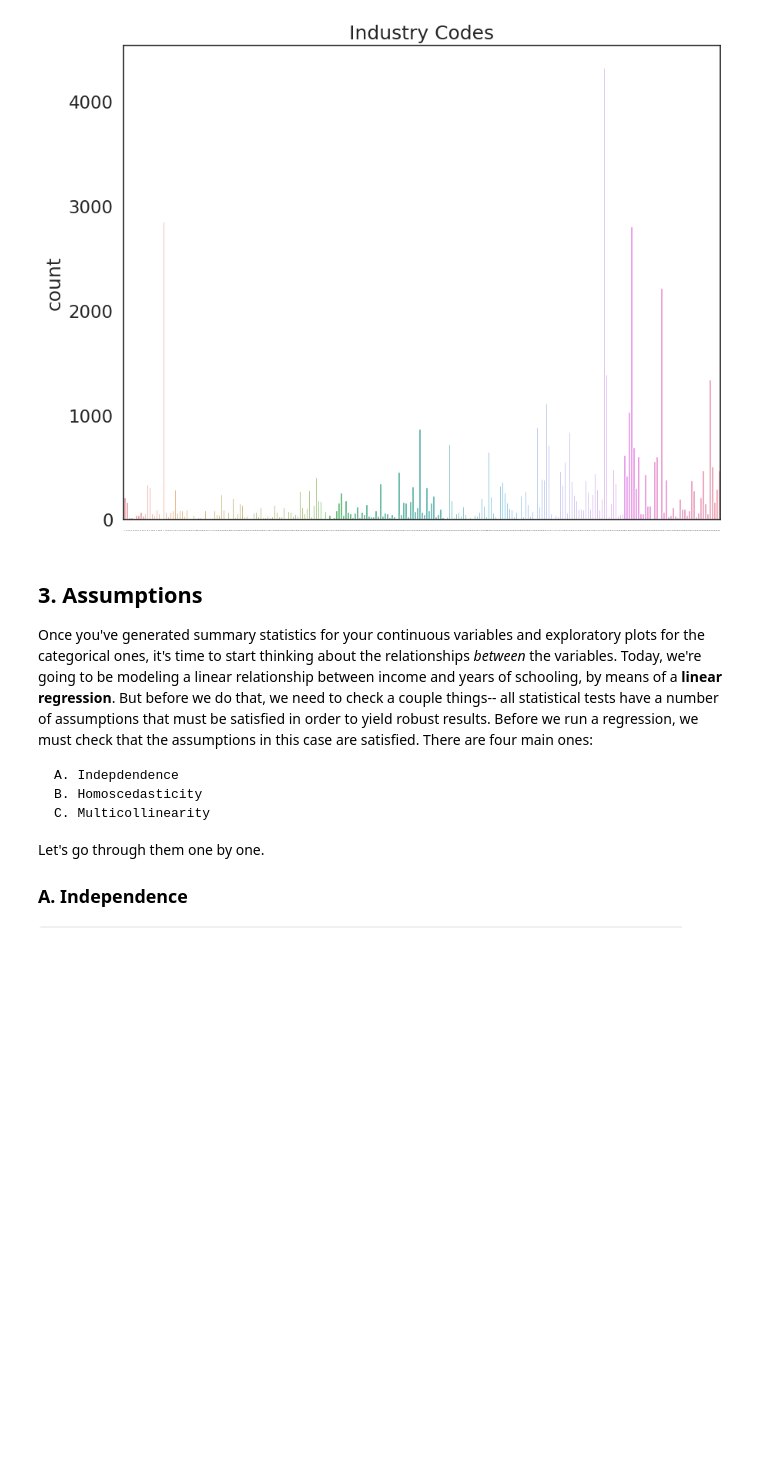
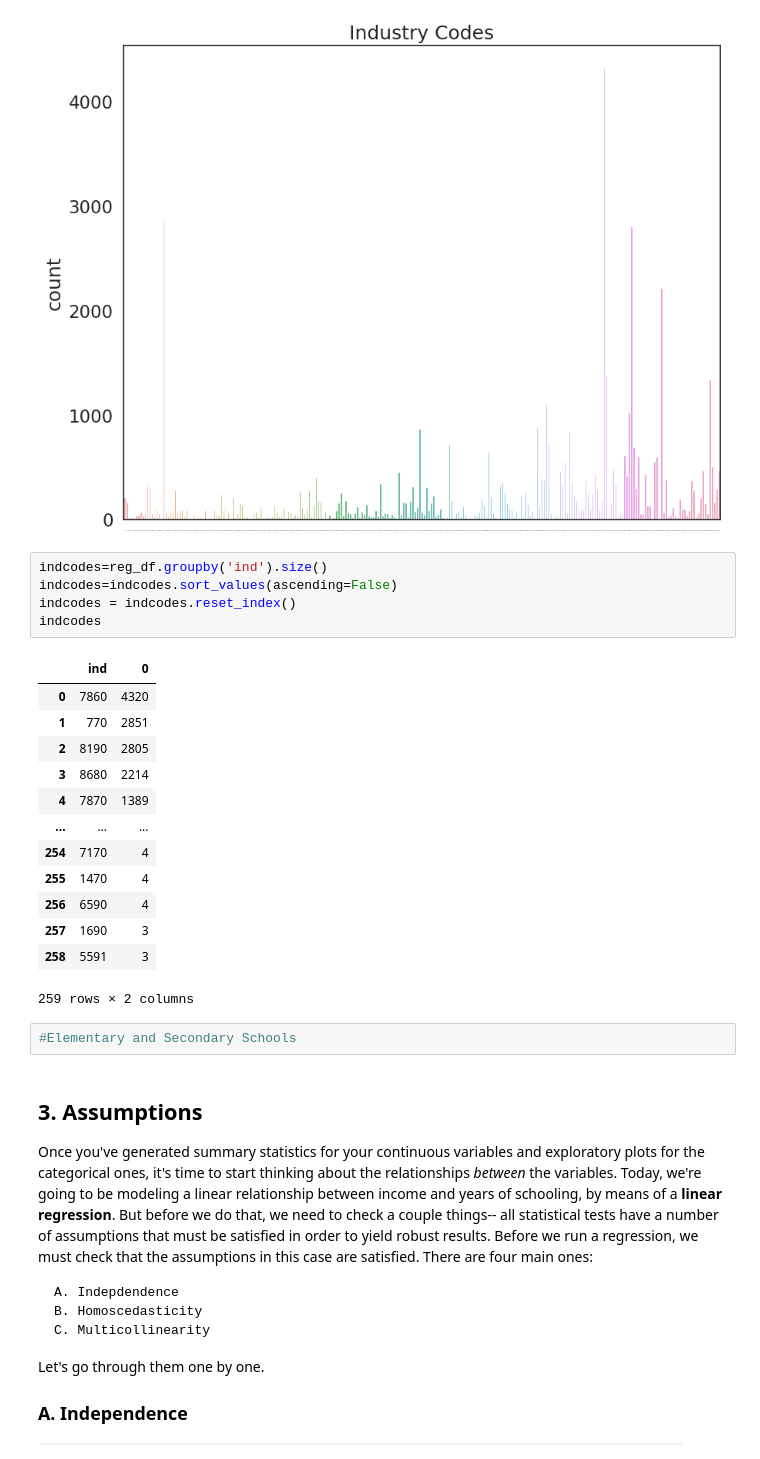
Before and after one commit to jaoshang/QM2, a Jupyter notebook: notebooks/W08. Linear Regression.ipynb, the cells around one changed output. Cells and saved outputs as stored; diff of their text form; blank space fills up the shorter version.

```diff
--- a/notebooks/W08. Linear Regression.ipynb
+++ b/notebooks/W08. Linear Regression.ipynb
@@ -204,6 +204,27 @@ plt.xticks (size=1)
 plt.show()
 # %% [output]
 [figure]
+# %%
+indcodes=reg_df.groupby('ind').size()
+indcodes=indcodes.sort_values(ascending=False)
+indcodes = indcodes.reset_index()
+indcodes
+# %% [output]
+|  | ind | 0 |
+| 0 | 7860 | 4320 |
+| 1 | 770 | 2851 |
+| 2 | 8190 | 2805 |
+| 3 | 8680 | 2214 |
+| 4 | 7870 | 1389 |
+| ... | ... | ... |
+| 254 | 7170 | 4 |
+| 255 | 1470 | 4 |
+| 256 | 6590 | 4 |
+| 257 | 1690 | 3 |
+| 258 | 5591 | 3 |
+259 rows × 2 columns
+# %%
+#Elementary and Secondary Schools
 # %% [markdown]
 ## 3. Assumptions
 
```
Also changed, not shown: parts of 10 cells of this notebook.
